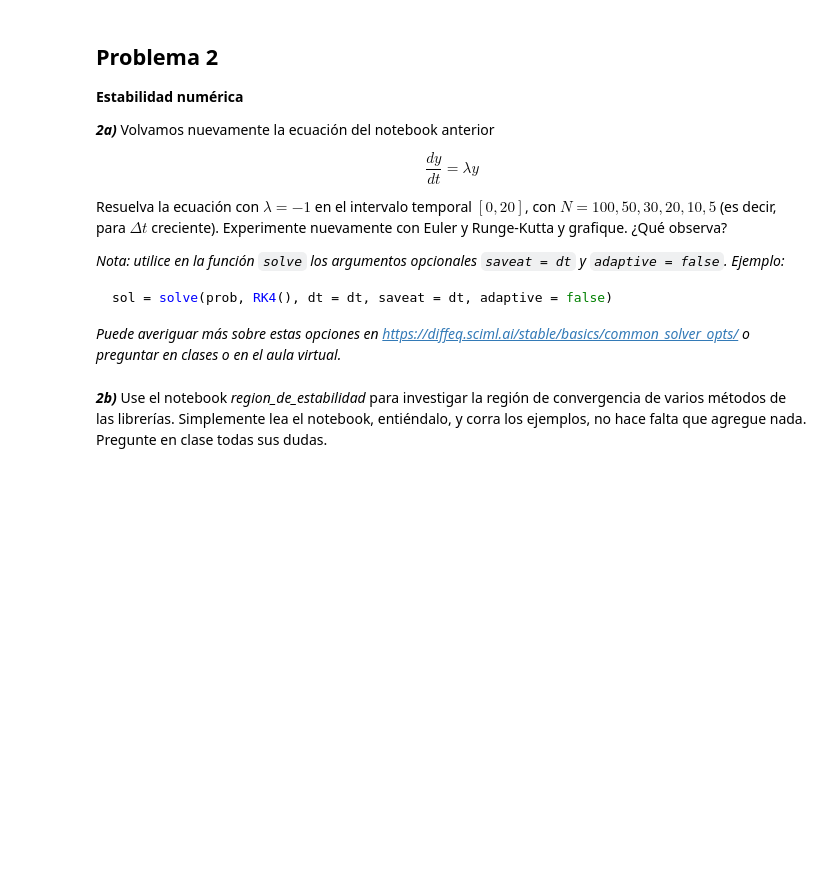
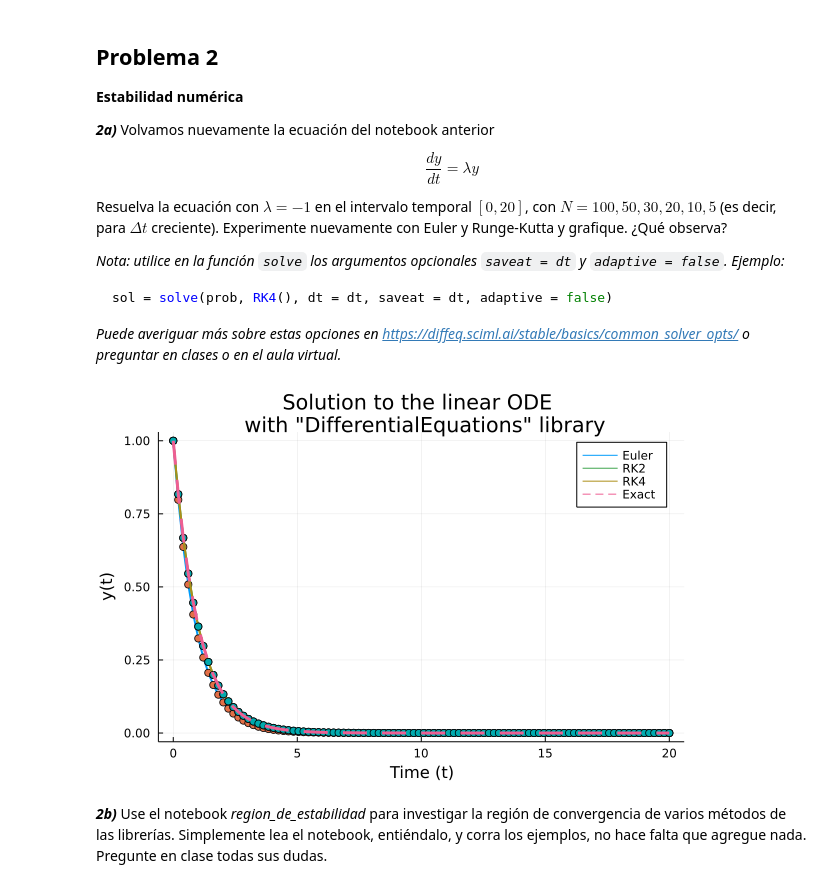
Before and after one commit to mendzmartin/pde2022, a Jupyter notebook: Tareas/01_tarea/mendez_martin_tarea_1B.ipynb, the cells around one changed output. Drawn from its saved outputs; the diff is of its cells as text; code cells hidden in the pictures; blank space fills up the shorter version.

````diff
--- a/Tareas/01_tarea/mendez_martin_tarea_1B.ipynb
+++ b/Tareas/01_tarea/mendez_martin_tarea_1B.ipynb
@@ -66,5 +65,29 @@ Ejemplo:*
 sol = solve(prob, RK4(), dt = dt, saveat = dt, adaptive = false)
 ```
 *Puede averiguar más sobre estas opciones en https://diffeq.sciml.ai/stable/basics/common_solver_opts/ o preguntar en clases o en el aula virtual.*
+# %%
+λ=-1.
+f(y,λ,t) = λ*y                                         # definimos función (término derecho de la ODE)
+y0 = 1.                                                # condición inicial
+tspan = (0.,20.)                                       # intervalo de solución (tupla)
+N=100;dt=(tspan[2]-tspan[1])/(N-1.)                    # definimos time step
+prob = ODEProblem(f,y0,tspan,λ)                        # definimos el problema
+
+sol_Euler = solve(prob,Euler(),dt=dt,saveat=dt,adaptive=false)   # resolvemos la ODE con Euler method
+sol_RK2 = solve(prob,DP5(),dt=dt,saveat=dt,adaptive=false)       # resolvemos la ODE con RK4 method
+sol_RK4 = solve(prob,RK4(),dt=dt,saveat=dt,adaptive=false)       # resolvemos la ODE con RK4 method
+
+# ploteamos resultados
+plt = plot()
+plot!(plt,title="Solution to the linear ODE \n with \"DifferentialEquations\" library",xaxis="Time (t)",yaxis="y(t)")
+plot!(plt,sol_Euler.t,sol_Euler,lw=2,label="Euler")
+scatter!(plt,sol_Euler.t,sol_Euler,lw=2,label="")
+plot!(plt,sol_RK2.t,sol_RK2,lw=2,label="RK2")
+scatter!(plt,sol_RK2.t,sol_RK2,lw=2,label="")
+plot!(plt,sol_RK4.t,sol_RK4,lw=2,label="RK4")
+scatter!(plt,sol_RK4.t,sol_RK4,lw=2,label="")
+plot!(sol_Euler.t, t->y0*exp(λ*t),lw=3,ls=:dash,label="Exact")
+# %% [output]
+[figure, added]
 # %% [markdown]
 ***2b)*** Use el notebook *region_de_estabilidad* para investigar la región de convergencia de varios métodos de las librerías. Simplemente lea el notebook, entiéndalo, y corra los ejemplos, no hace falta que agregue nada. Pregunte en clase todas sus dudas.
````
Also changed, not shown: parts of 16 cells of this notebook, 1 other file.
